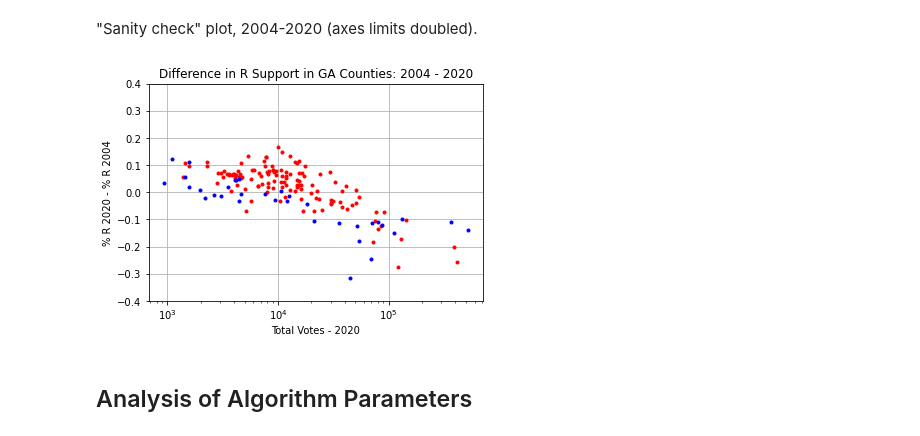
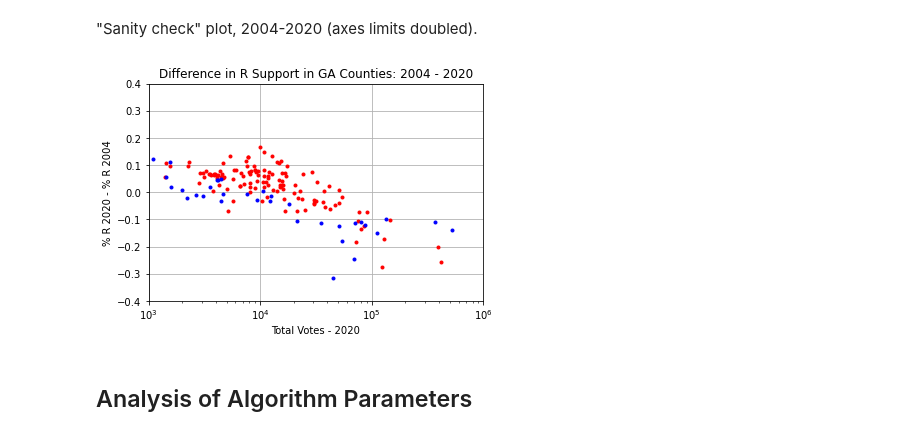
Before and after one commit to beckett76/election_analysis, a Jupyter notebook: GA/GA_Analysis.ipynb, the cells around one changed output. Drawn from its saved outputs; the diff is of its cells as text; code cells hidden in the pictures.

```diff
--- a/GA/GA_Analysis.ipynb
+++ b/GA/GA_Analysis.ipynb
@@ -58,7 +58,7 @@ sB = ~sR # Blue county label
 Now we will define the plot types to be used
 # %%
 # difference plot
-def plot_diff(yr1,yr2,L=0.2):
+def plot_diff(yr1,yr2,L=0.2,xL=None):
     """
     Plot the difference of election percentage points by county between two years.
 
@@ -71,6 +71,8 @@ def plot_diff(yr1,yr2,L=0.2):
     plt.semilogx(tot[sB], data[yr2]['Rp'][sB]-data[yr1]['Rp'][sB], 'b.')
     plt.grid()
     plt.ylim([-L,L])
+    if xL is not None:
+        plt.xlim(xL)
     plt.xlabel(f'Total Votes - {yr2}')
     plt.ylabel(f'% R {yr2} - % R {yr1}')
     plt.title(f'Difference in R Support in {state} Counties: {yr1} - {yr2}')
@@ -135,9 +141,9 @@ plot_diff(2016, 2020)
 # %% [markdown]
 "Sanity check" plot, 2004-2020 (axes limits doubled).
 # %%
-plot_diff(2004,2020,0.4)
+plot_diff(2004,2020,0.4,[1e3,1e6])
 # %% [output]
-[figure, old version]
+[figure, new version]
 # %% [markdown]
 ## Analysis of Algorithm Parameters
 # %%
```
Also changed, not shown: parts of 7 cells of this notebook, 31 other files.
